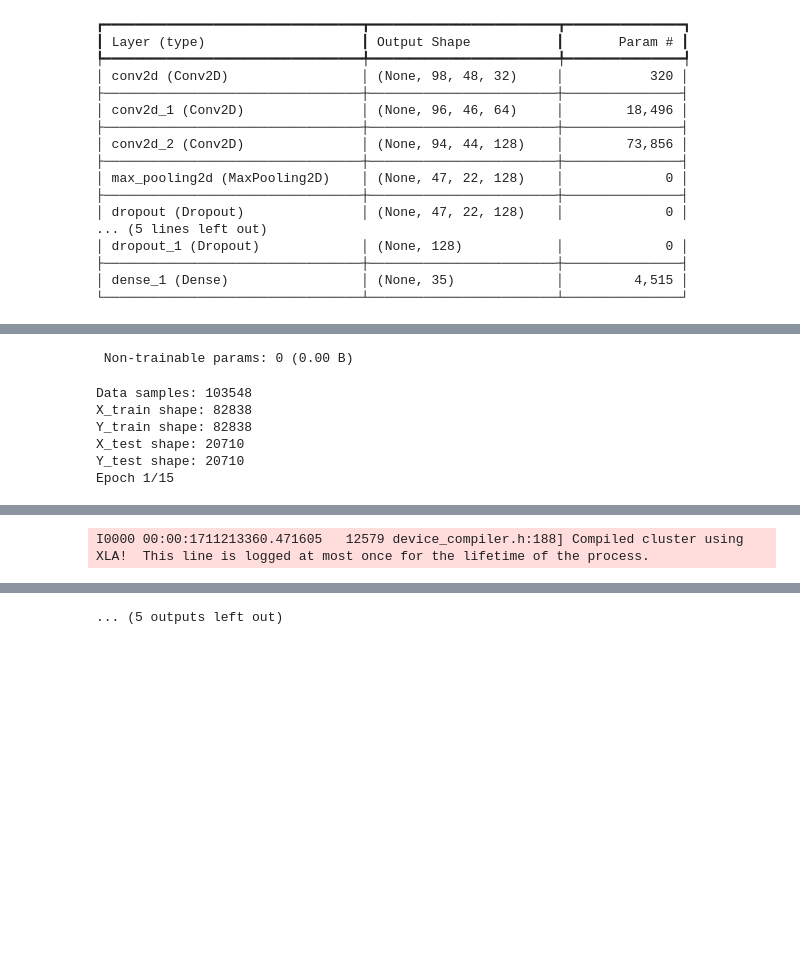
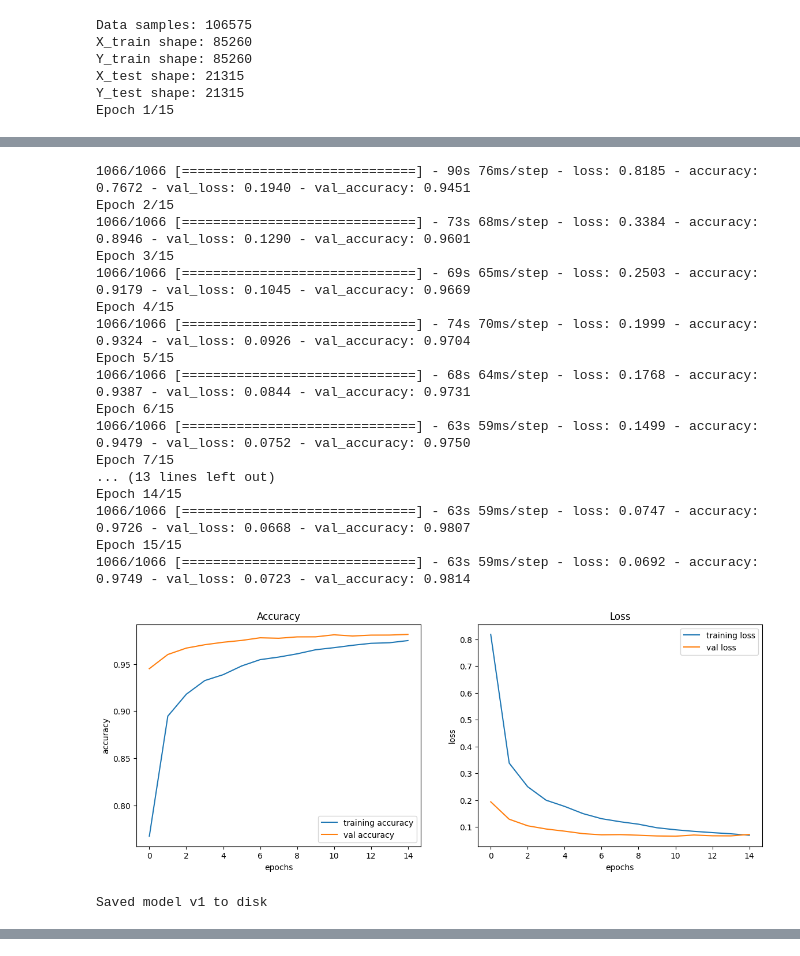
Before and after one commit to Team-Undefined-AI-HS-CY/AI-HS-CY-Final-Project, a Jupyter notebook: v1.ipynb, the cells around one changed output, grey strips where cells are left out. Saved outputs shown, nothing was run; the diff lists cells and outputs as text; code cells hidden in the pictures; blank space fills up the shorter version.

Commit message:
Models are working v4 needs some tuning

```diff
--- a/v1.ipynb
+++ b/v1.ipynb
@@ -55,9 +58,9 @@ def train_model(model, learning_rate, batch_size, epochs):
     X_data = EX_data
     Y_data = EY_data
 
-    X_train, X_test, Y_train, Y_test = split_dataset(X_data, Y_data, test_percent=TEST_PERCENT, random_state=RANDOM_STATE)
+    X_train, X_test, Y_train, Y_test = split_dataset(X_data, Y_data, test_percent=TEST_PERCENT, random_state=RANDOM_STATE, shuffle=True)
     X_train, X_test = shape_dataset(X_train, X_test, input_shape=INPUT_SHAPE)
-    X_train, X_test = scale_dataset(X_train, X_test)
+    X_train, X_test = scale_dataset(X_train, X_test, batch_size=batch_size)
 
     print_dataset_info(X_data, X_train, Y_train, X_test, Y_test)
 
@@ -66,7 +69,7 @@ def train_model(model, learning_rate, batch_size, epochs):
     return history
 # %%
 model = create_model()
-history = train_model(model, learning_rate=0.001, batch_size=32, epochs=15)
-plot_model(history)
-save_model(model, 1)
+history = train_model(model, learning_rate=0.001, batch_size=64, epochs=15)
+plot_model(history, version=1, save=True)
+save_model(model, version=1)
 # %% [output]
@@ -84,17 +103,6 @@ Model: "sequential"
-┏━━━━━━━━━━━━━━━━━━━━━━━━━━━━━━━━━┳━━━━━━━━━━━━━━━━━━━━━━━━┳━━━━━━━━━━━━━━━┓
-┃ Layer (type)                    ┃ Output Shape           ┃       Param # ┃
-┡━━━━━━━━━━━━━━━━━━━━━━━━━━━━━━━━━╇━━━━━━━━━━━━━━━━━━━━━━━━╇━━━━━━━━━━━━━━━┩
-│ conv2d (Conv2D)                 │ (None, 98, 48, 32)     │           320 │
-├─────────────────────────────────┼────────────────────────┼───────────────┤
-│ conv2d_1 (Conv2D)               │ (None, 96, 46, 64)     │        18,496 │
-├─────────────────────────────────┼────────────────────────┼───────────────┤
-│ conv2d_2 (Conv2D)               │ (None, 94, 44, 128)    │        73,856 │
-├─────────────────────────────────┼────────────────────────┼───────────────┤
-│ max_pooling2d (MaxPooling2D)    │ (None, 47, 22, 128)    │             0 │
-├─────────────────────────────────┼────────────────────────┼───────────────┤
-│ dropout (Dropout)               │ (None, 47, 22, 128)    │             0 │
-... (5 lines left out)
-│ dropout_1 (Dropout)             │ (None, 128)            │             0 │
-├─────────────────────────────────┼────────────────────────┼───────────────┤
-│ dense_1 (Dense)                 │ (None, 35)             │         4,515 │
-└─────────────────────────────────┴────────────────────────┴───────────────┘
+Data samples: 106575
+X_train shape: 85260
+Y_train shape: 85260
+X_test shape: 21315
+Y_test shape: 21315
+Epoch 1/15
@@ -103,7 +122,19 @@ Model: "sequential"
- Non-trainable params: 0 (0.00 B)
+1066/1066 [==============================] - 90s 76ms/step - loss: 0.8185 - accuracy: 0.7672 - val_loss: 0.1940 - val_accuracy: 0.9451
+Epoch 2/15
+1066/1066 [==============================] - 73s 68ms/step - loss: 0.3384 - accuracy: 0.8946 - val_loss: 0.1290 - val_accuracy: 0.9601
+Epoch 3/15
+1066/1066 [==============================] - 69s 65ms/step - loss: 0.2503 - accuracy: 0.9179 - val_loss: 0.1045 - val_accuracy: 0.9669
+Epoch 4/15
+1066/1066 [==============================] - 74s 70ms/step - loss: 0.1999 - accuracy: 0.9324 - val_loss: 0.0926 - val_accuracy: 0.9704
+Epoch 5/15
+1066/1066 [==============================] - 68s 64ms/step - loss: 0.1768 - accuracy: 0.9387 - val_loss: 0.0844 - val_accuracy: 0.9731
+Epoch 6/15
+1066/1066 [==============================] - 63s 59ms/step - loss: 0.1499 - accuracy: 0.9479 - val_loss: 0.0752 - val_accuracy: 0.9750
+Epoch 7/15
+... (13 lines left out)
+Epoch 14/15
+1066/1066 [==============================] - 63s 59ms/step - loss: 0.0747 - accuracy: 0.9726 - val_loss: 0.0668 - val_accuracy: 0.9807
+Epoch 15/15
+1066/1066 [==============================] - 63s 59ms/step - loss: 0.0692 - accuracy: 0.9749 - val_loss: 0.0723 - val_accuracy: 0.9814
+[figure, added]
-Data samples: 103548
-X_train shape: 82838
-Y_train shape: 82838
-X_test shape: 20710
-Y_test shape: 20710
-Epoch 1/15
+Saved model v1 to disk
@@ -117 +140,0 @@ I0000 00:00:1711213332.976656   12579 service.cc:153]   StreamExecutor device (0
-I0000 00:00:1711213360.471605   12579 device_compiler.h:188] Compiled cluster using XLA!  This line is logged at most once for the lifetime of the process.
@@ -122 +140,0 @@ I0000 00:00:1711213360.471605   12579 device_compiler.h:188] Compiled cluster us
-... (5 outputs left out)
```
Also changed, not shown: parts of 2 cells of this notebook, 33 other files.
